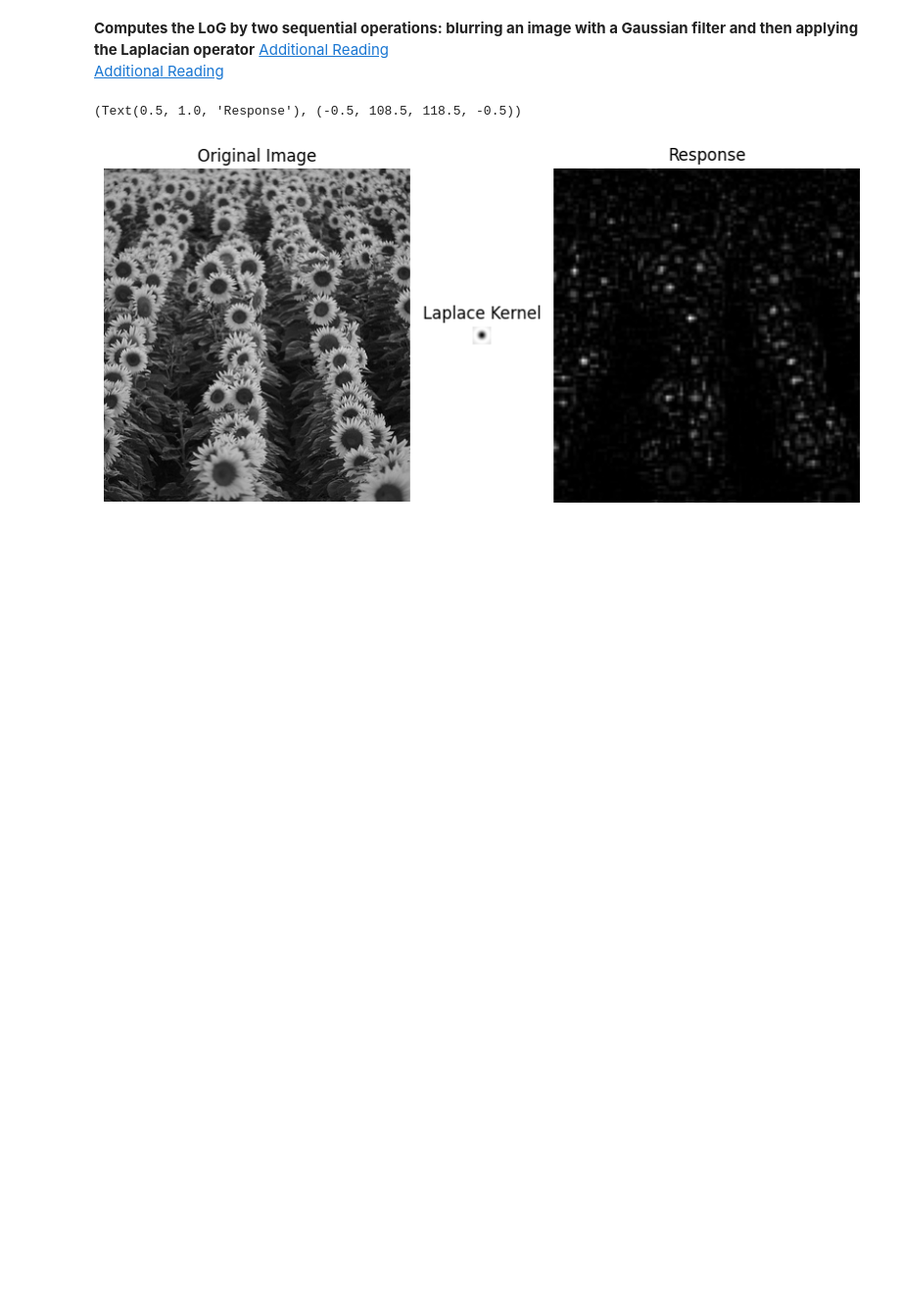
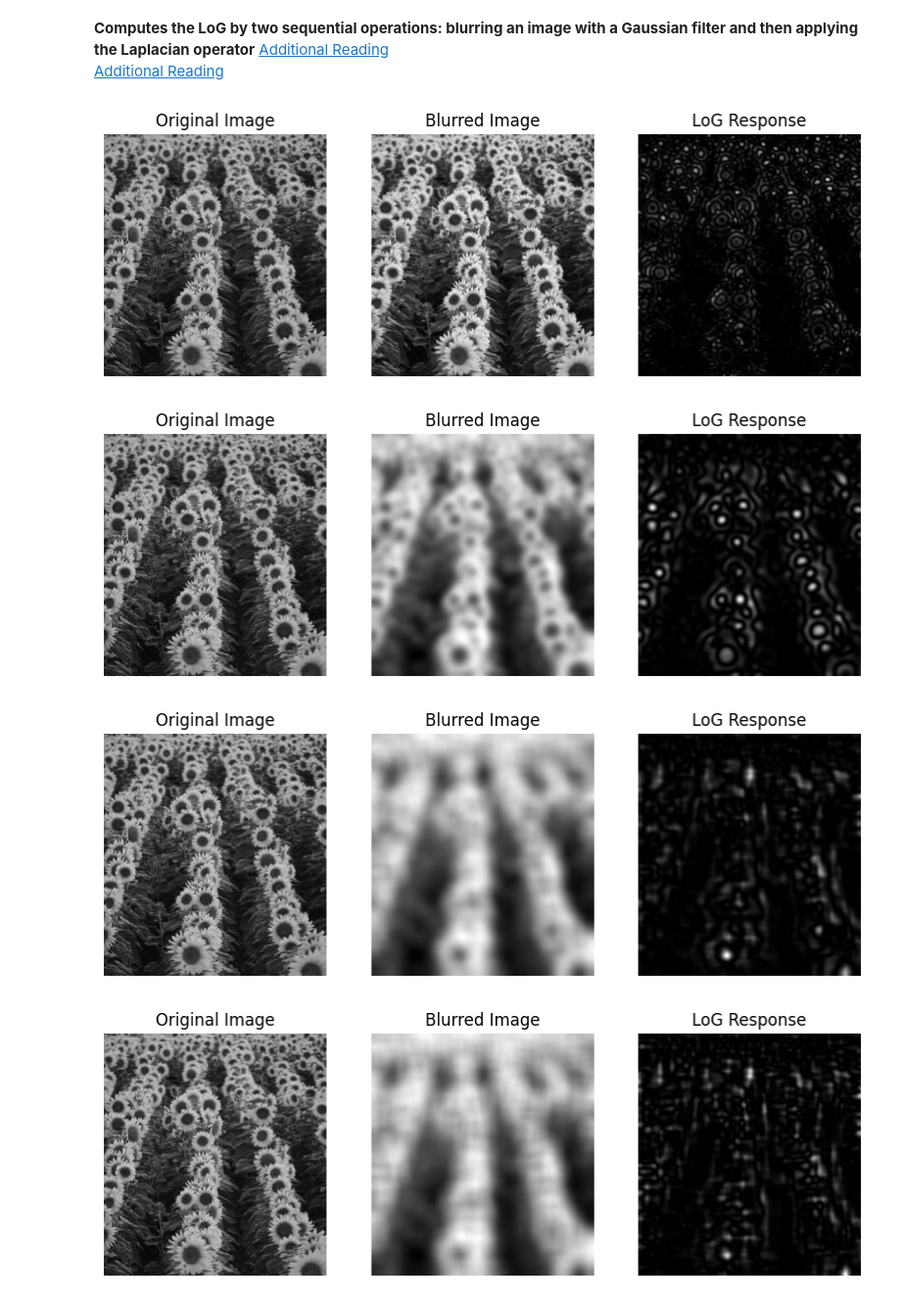
Before and after one commit to omarnust/ComputerVision, a Jupyter notebook: 06-blobs.ipynb, the cells around one changed output. Shown at 98% size. Cells and saved outputs as stored; diff of their text form; code cells hidden in the pictures; blank space fills up the shorter version.

```diff
--- a/06-blobs.ipynb
+++ b/06-blobs.ipynb
@@ -74,33 +27,42 @@ plt.plot(np.array(res)[:,0],np.array(res)[:,1])
 # %%
 # Read the image
 image = cv2.imread('data/images/sunflowers.jpg', cv2.IMREAD_GRAYSCALE)
-image1 = cv2.resize(image, (int(image.shape[1]/3), int(image.shape[0]/3)), interpolation=cv2.INTER_NEAREST)
-image2 = cv2.GaussianBlur(image1, ksize=(5,5), sigmaX = 2, sigmaY = 2)
+ksize = 31
 
-#lx = cv2.getDerivKernels(dx=2,dy=0,ksize=15,normalize=True)
-#ly = cv2.getDerivKernels(dx=0,dy=2,ksize=15,normalize=True)
-#laplace_kernel = np.outer(lx[1],lx[0]) + np.outer(ly[1],ly[0])
+responses = []
 
-i=3
-# Apply the laplacian
-response = cv2.Laplacian(image2, cv2.CV_32F, ksize=i, scale=i)
-#response = cv2.filter2D(image, cv2.CV_32F, laplace_kernel)
+# compute LoG response at various sigma values
+for i, sigma in enumerate(np.arange(0.5,20)):
+    # Blur the image using Gaussian kernel
+    blur_image = cv2.GaussianBlur(image, ksize=(ksize,ksize), sigmaX = sigma, sigmaY = sigma)
 
-# Squared response
-response = response**2
+    # Apply the laplacian
+    response = cv2.Laplacian(blur_image, cv2.CV_32F, ksize=ksize, scale=sigma)
 
-# Display the original image and the edges obtained with the custom kernel
-%matplotlib inline
-fig, ax = plt.subplots(1,3,
-                       gridspec_kw={'width_ratios': [5, 5*laplace_kernel.shape[0]/image.shape[0], 5],
-                                   'wspace': .3})
-fig.set_figwidth(10)
-ax[0].imshow(image, cmap='gray')
-ax[0].set_title('Original Image'), ax[0].axis('off')
-ax[1].imshow(laplace_kernel, cmap='gray')
-ax[1].set_title('Laplace Kernel'), ax[1].axis('off')
-ax[2].imshow(response, cmap='gray')
-ax[2].set_title('Response'), ax[2].axis('off')
+    # Squared response
+    response = response**2
+
+    responses.append(response)
+
+    # plot every 5th response
+    if i % 5 == 0:
+        # Display the original image and the edges obtained with the custom kernel
+        plt.figure(figsize = (10,5))
+        plt.subplot(1,3,1)
+        plt.imshow(image, cmap='gray')
+        plt.title('Original Image'), plt.axis('off')
+
+        plt.subplot(1,3,2)
+        plt.imshow(blur_image, cmap='gray')
+        plt.title('Blurred Image'), plt.axis('off')
+
+        plt.subplot(1,3,3)
+        plt.imshow(response, cmap='gray')
+        plt.title('LoG Response'), plt.axis('off')
+
+responses = np.array(responses)
 # %% [output]
-(Text(0.5, 1.0, 'Response'), (-0.5, 108.5, 118.5, -0.5))
-[figure, old version]
+[figure, new version]
+[figure, added]
+[figure, added]
+[figure, added]
```
Also changed, not shown: parts of 7 cells of this notebook, 1 other file.
